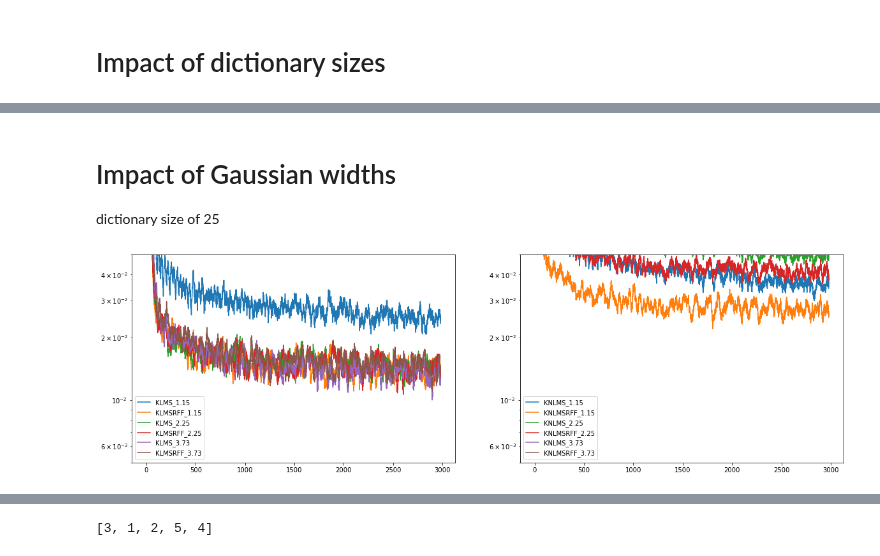
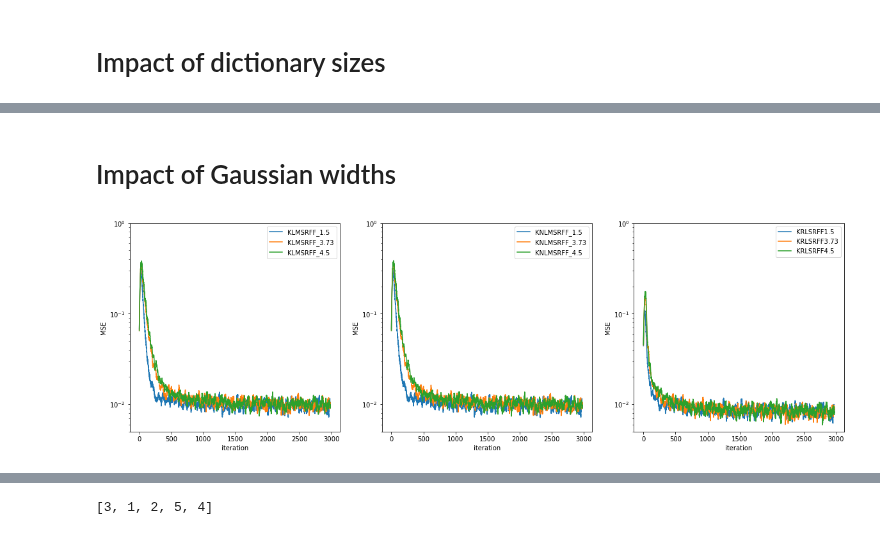
Before and after one commit to cjfelixx/machine-learning-graduate-research, a Jupyter notebook: FederatedLearing/kernelLeastSquares.ipynb, the cells around one changed output, grey strips where cells are left out. Drawn from its saved outputs; the diff is of its cells as text; code cells hidden in the pictures.

```diff
--- a/FederatedLearing/kernelLeastSquares.ipynb
+++ b/FederatedLearing/kernelLeastSquares.ipynb
@@ -110,7 +108,7 @@ kernel = Kernel(3.73)
 D = [25,50,100]
 kernel = Kernel(3.73)
 step_size = 0.09
-reg_coeff = 0.9
+reg_coeff = 1e-4
 num_experiments = 25
 num_data = 3000
 beta = 0.999
@@ -138,7 +136,7 @@ for i in range(len(D)):
         err_KNLMS_RFF,_ = KNLMS_RFF.train(h,d,np.zeros((D[i],1)))
         mse_KNLMS_RFF += (np.square((d_true - d) + err_KNLMS_RFF))/num_experiments
 
-        err_KRLS_RFF,_,P = KRLS_RFF.train(h,d,np.zeros((D[i],1)),KRLS_RFF.P)
+        err_KRLS_RFF,_,_ = KRLS_RFF.train(h,d,np.zeros((D[i],1)),KRLS_RFF.P)
         mse_KRLS_RFF += (np.square((d_true - d) + err_KRLS_RFF))/num_experiments
 
     mse_KLMS_RFF_smooth.append(np.convolve(mse_KLMS_RFF,np.ones(20)/20,'valid'))
@@ -180,6 +177,5 @@ TypeError: object of type 'int' has no len()
 # %% [markdown]
 # Impact of Gaussian widths
-dictionary size of 25
 # %%
 num_experiments = 25
 # Experiment
@@ -242,31 +241,32 @@ for s in range(len(sigmas)):
 # %%
 plt.figure(figsize=(2*10, 6))
 
 plt.subplot(1, 3, 1)
 for s in range(len(sigmas)):
-    plt.semilogy(range(len(mse_KLMS_smooth[s])),mse_KLMS_smooth[s], label='KLMS_' + str(sigmas[s]))
+#     plt.semilogy(range(len(mse_KLMS_smooth[s])),mse_KLMS_smooth[s], label='KLMS_' + str(sigmas[s]))
     plt.semilogy(range(len(mse_KLMS_RFF_smooth[s])),mse_KLMS_RFF_smooth[s], label='KLMSRFF_' + str(sigmas[s]))
 plt.ylabel("MSE")
 plt.xlabel("iteration")
 plt.legend()
-# plt.ylim([0.005,5e-2])
+plt.ylim([0.005,1e0])
 plt.subplot(1, 3, 2)
 for s in range(len(sigmas)):
-    plt.semilogy(range(len(mse_KNLMS_smooth[s])),mse_KNLMS_smooth[s], label='KNLMS_' + str(sigmas[s]))
+#     plt.semilogy(range(len(mse_KNLMS_smooth[s])),mse_KNLMS_smooth[s], label='KNLMS_' + str(sigmas[s]))
     plt.semilogy(range(len(mse_KNLMS_RFF_smooth[s])),mse_KNLMS_RFF_smooth[s], label='KNLMSRFF_' + str(sigmas[s]))
 plt.ylabel("MSE")
 plt.xlabel("iteration")
 plt.legend()
+plt.ylim([0.005,1e0])
 plt.subplot(1, 3, 3)
 for s in range(len(sigmas)):
-    plt.semilogy(range(len(mse_KRLS_smooth[s])),mse_KRLS_smooth[s], label='KRLS_' + str(sigmas[s]))
+#     plt.semilogy(range(len(mse_KRLS_smooth[s])),mse_KRLS_smooth[s], label='KRLS_' + str(sigmas[s]))
     plt.semilogy(range(len(mse_KRLS_RFF_smooth[s])),mse_KRLS_RFF_smooth[s], label='KRLSRFF' + str(sigmas[s]))
 plt.legend()
 plt.ylabel("MSE")
 plt.xlabel("iteration")
-# plt.ylim([0.005,5e-2])
+plt.ylim([0.005,1e0])
 # plt.xlim([0,3000])
 
 plt.show()
 # %% [output]
-[figure, old version]
+[figure, new version]
```
Also changed, not shown: parts of 5 cells of this notebook, 6 other files.
